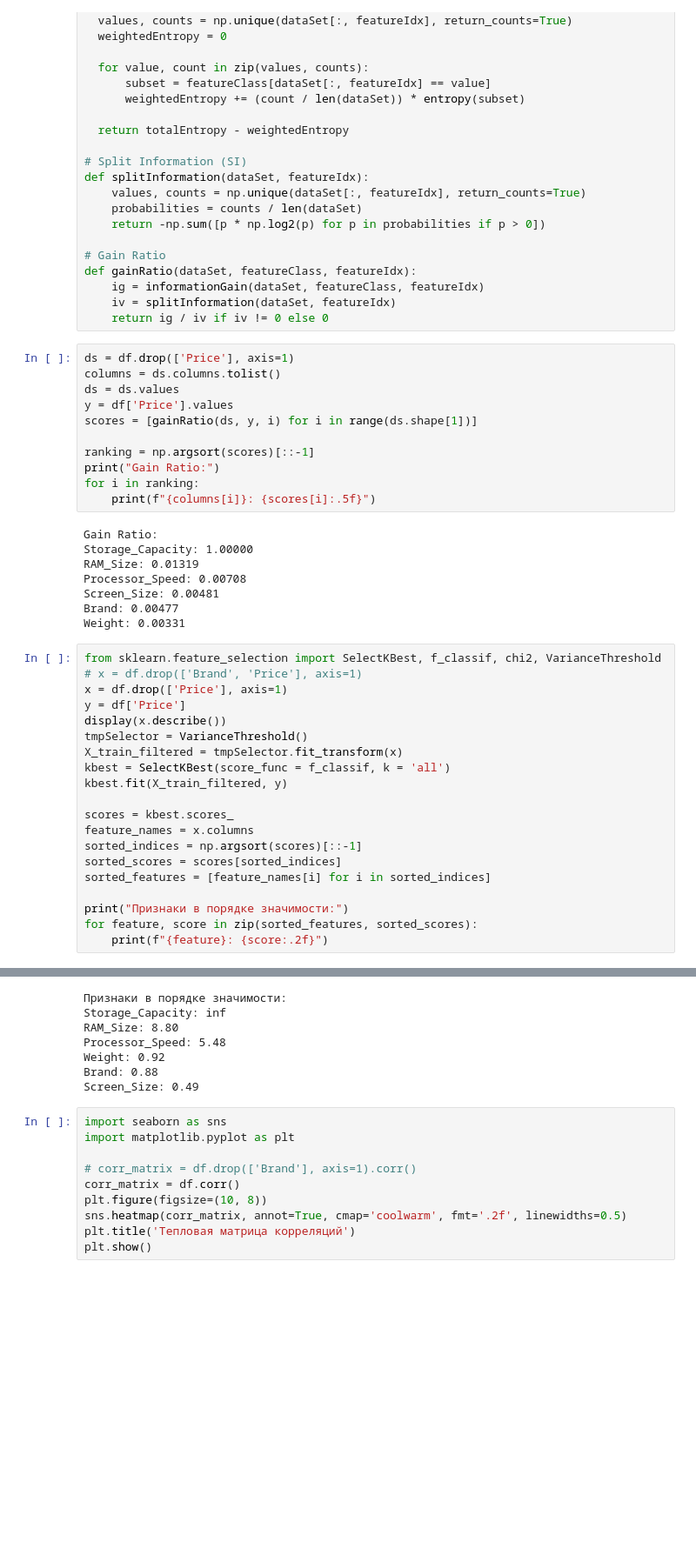
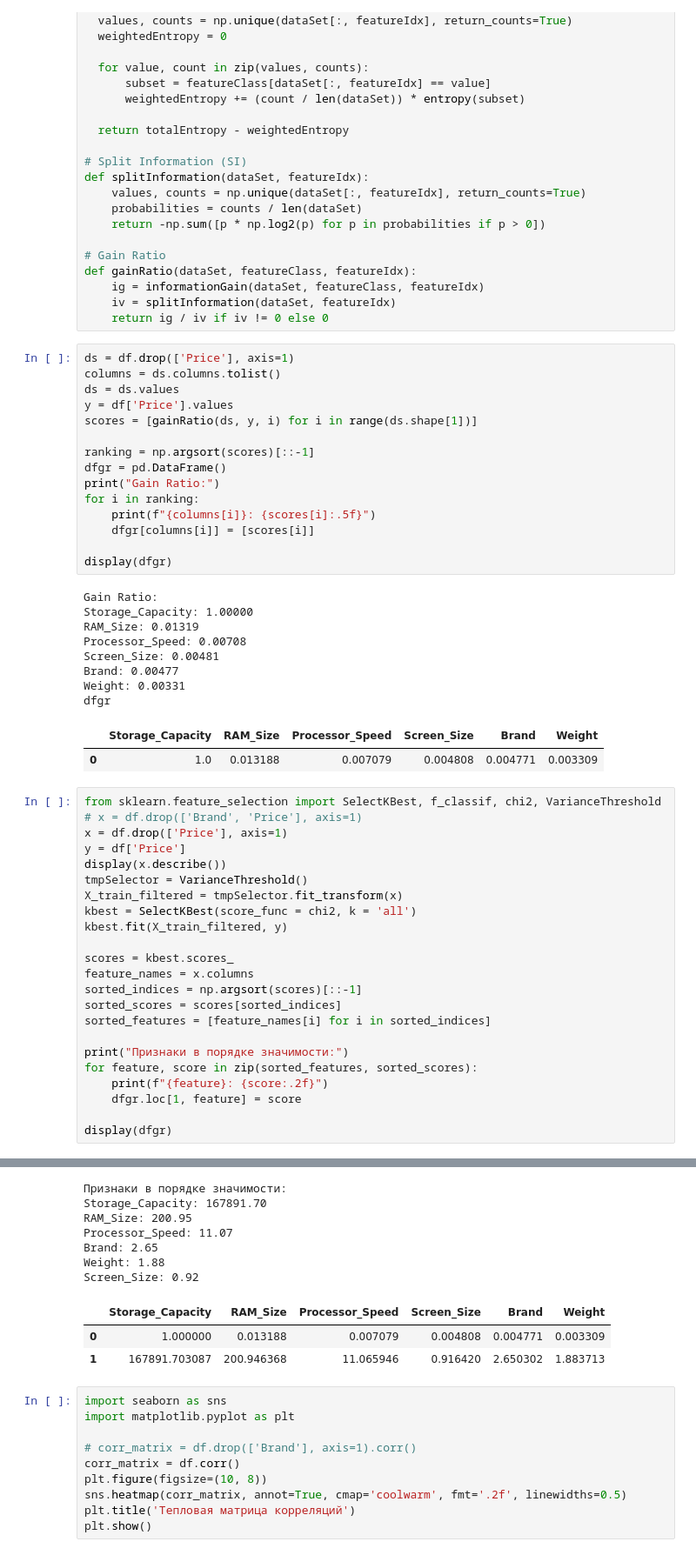
Before and after one commit to Kanad4s/NSU-Projects, a Jupyter notebook: TPNS/Preprocessing/laptop.ipynb, the cells around one changed output, grey strips where cells are left out. Shown at 87% size. Drawn from its saved outputs; the diff is of its cells as text; blank space fills up the shorter version.

```diff
--- a/TPNS/Preprocessing/laptop.ipynb
+++ b/TPNS/Preprocessing/laptop.ipynb
@@ -236,9 +236,13 @@ y = df['Price'].values
 scores = [gainRatio(ds, y, i) for i in range(ds.shape[1])]
 
 ranking = np.argsort(scores)[::-1]
+dfgr = pd.DataFrame()
 print("Gain Ratio:")
 for i in ranking:
     print(f"{columns[i]}: {scores[i]:.5f}")
+    dfgr[columns[i]] = [scores[i]]
+
+display(dfgr)
 # %% [output]
 Gain Ratio:
 Storage_Capacity: 1.00000
@@ -247,43 +251,52 @@ Processor_Speed: 0.00708
 Screen_Size: 0.00481
 Brand: 0.00477
 Weight: 0.00331
+dfgr
+|  | Storage_Capacity | RAM_Size | Processor_Speed | Screen_Size | Brand | Weight |
+| 0 | 1.0 | 0.013188 | 0.007079 | 0.004808 | 0.004771 | 0.003309 |
 # %%
 from sklearn.feature_selection import SelectKBest, f_classif, chi2, VarianceThreshold
 # x = df.drop(['Brand', 'Price'], axis=1)
 x = df.drop(['Price'], axis=1)
 y = df['Price']
 display(x.describe())
 tmpSelector = VarianceThreshold()
 X_train_filtered = tmpSelector.fit_transform(x)
-kbest = SelectKBest(score_func = f_classif, k = 'all')
+kbest = SelectKBest(score_func = chi2, k = 'all')
 kbest.fit(X_train_filtered, y)
 
 scores = kbest.scores_
 feature_names = x.columns
 sorted_indices = np.argsort(scores)[::-1]
 sorted_scores = scores[sorted_indices]
 sorted_features = [feature_names[i] for i in sorted_indices]
 
 print("Признаки в порядке значимости:")
 for feature, score in zip(sorted_features, sorted_scores):
     print(f"{feature}: {score:.2f}")
+    dfgr.loc[1, feature] = score
+
+display(dfgr)
 # %% [output]
 |  | Processor_Speed | RAM_Size | Storage_Capacity | Screen_Size | Weight | Brand |
 | count | 1000.000000 | 1000.000000 | 1000.000000 | 1000.000000 | 1000.000000 | 1000.000000 |
 | mean | 3.005000 | 15.500000 | 584.576000 | 3.055000 | 2.959000 | 1.956000 |
 | std | 1.431441 | 10.988665 | 313.438517 | 1.379086 | 1.423849 | 1.404292 |
 | min | 1.000000 | 4.000000 | 256.000000 | 1.000000 | 1.000000 | 0.000000 |
 | 25% | 2.000000 | 8.000000 | 256.000000 | 2.000000 | 2.000000 | 1.000000 |
 | 50% | 3.000000 | 16.000000 | 512.000000 | 3.000000 | 3.000000 | 2.000000 |
 | 75% | 4.000000 | 32.000000 | 1000.000000 | 4.000000 | 4.000000 | 3.000000 |
 | max | 5.000000 | 32.000000 | 1000.000000 | 5.000000 | 5.000000 | 4.000000 |
 Признаки в порядке значимости:
-Storage_Capacity: inf
-RAM_Size: 8.80
-Processor_Speed: 5.48
-Weight: 0.92
-Brand: 0.88
-Screen_Size: 0.49
+Storage_Capacity: 167891.70
+RAM_Size: 200.95
+Processor_Speed: 11.07
+Brand: 2.65
+Weight: 1.88
+Screen_Size: 0.92
+|  | Storage_Capacity | RAM_Size | Processor_Speed | Screen_Size | Brand | Weight |
+| 0 | 1.000000 | 0.013188 | 0.007079 | 0.004808 | 0.004771 | 0.003309 |
+| 1 | 167891.703087 | 200.946368 | 11.065946 | 0.916420 | 2.650302 | 1.883713 |
 # %%
 import seaborn as sns
 import matplotlib.pyplot as plt
```
Also changed, not shown: 2 other files.
